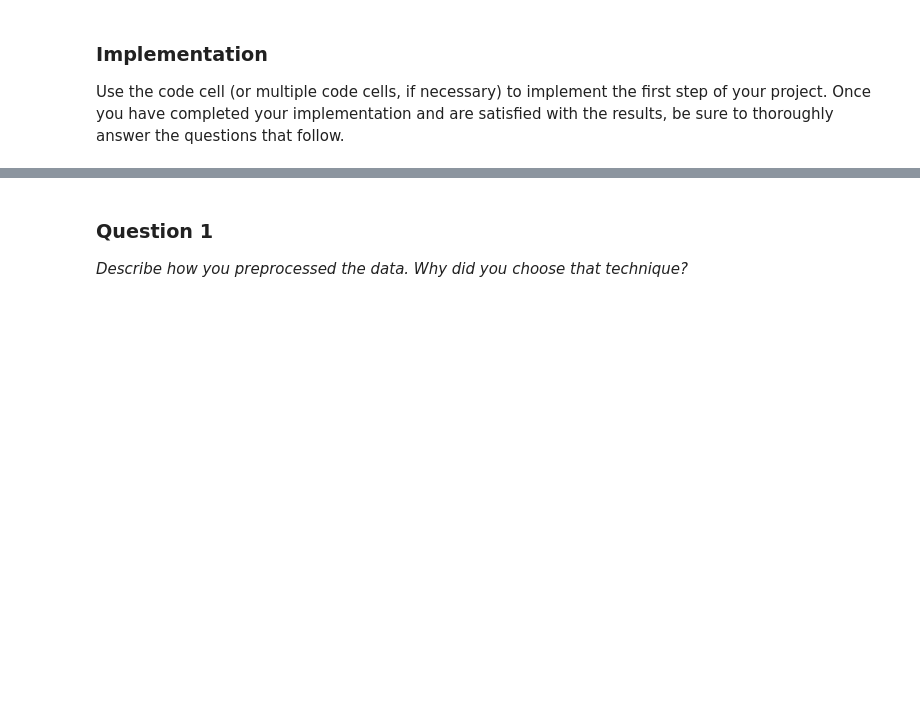
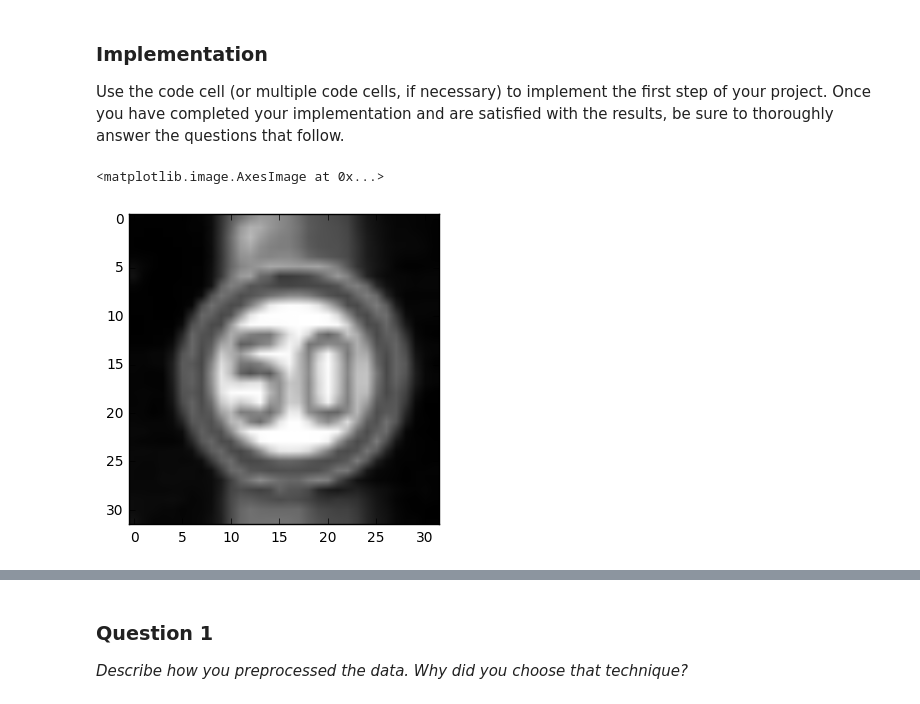
Before and after one commit to NOllAl/CarND-Traffic-Signs, a Jupyter notebook: Traffic_Signs_Recognition.ipynb, the cells around one changed output, grey strips where cells are left out. Saved outputs shown, nothing was run; the diff lists cells and outputs as text; code cells hidden in the pictures; blank space fills up the shorter version.

```diff
--- a/Traffic_Signs_Recognition.ipynb
+++ b/Traffic_Signs_Recognition.ipynb
@@ -204,6 +209,21 @@ y_train = np.hstack([y_train, y_train])
 X_train = (X_train - 128) / 128
 X_validation = (X_validation - 128) / 128
 X_test  = (X_test  - 128) / 128
+# %%
+import cv2
+def make_images_gray(images):
+    gray_images = [cv2.cvtColor(img, cv2.COLOR_RGB2GRAY) for img in images]
+    output = np.reshape(gray_images, (len(images), 32, 32, 1))
+    return(output)
+
+X_train_gray = make_images_gray(X_train)
+X_validation_gray = make_images_gray(X_validation)
+X_test_gray = make_images_gray(X_test)
+
+plt.imshow(X_train_gray[0, :, :, 0], cmap='gray')
+# %% [output]
+<matplotlib.image.AxesImage at 0x...>
+[figure, added]
 # %%
 import cv2
 
```
Also changed, not shown: parts of 23 cells of this notebook, 5 other files.
